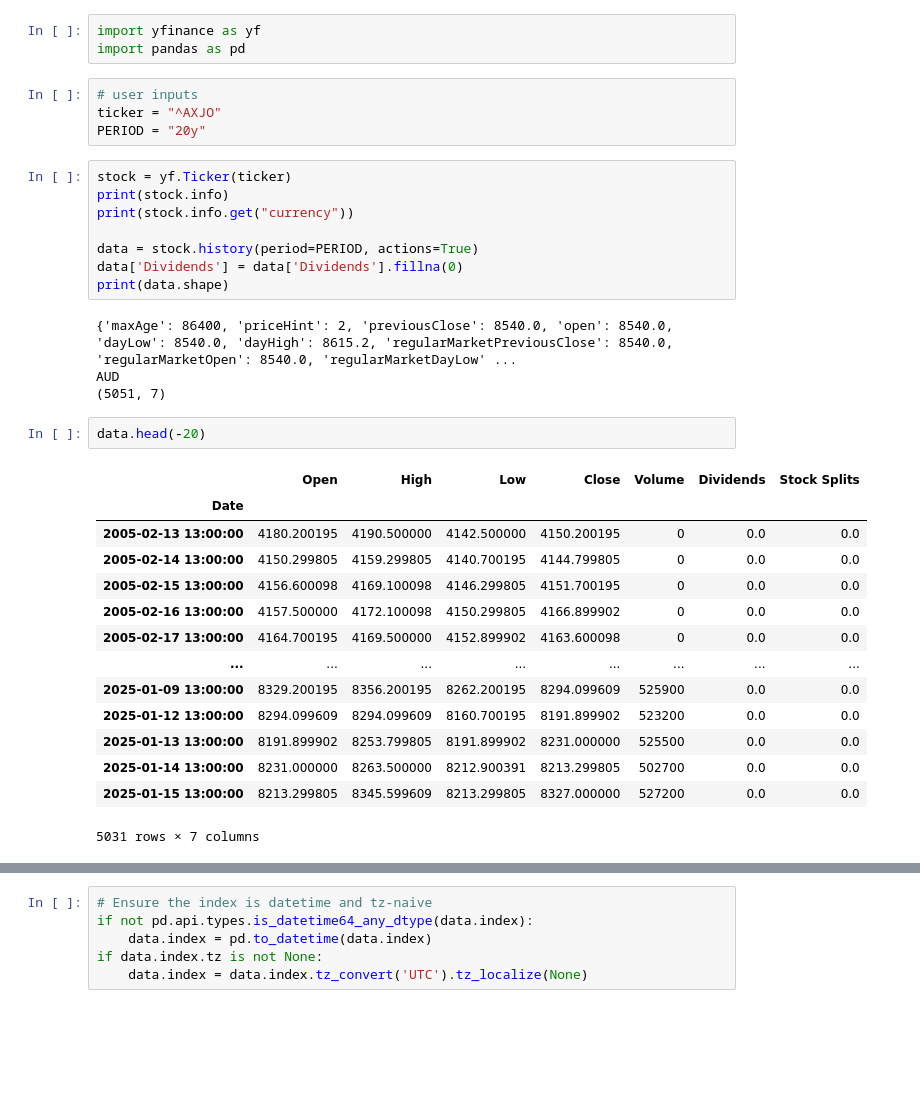
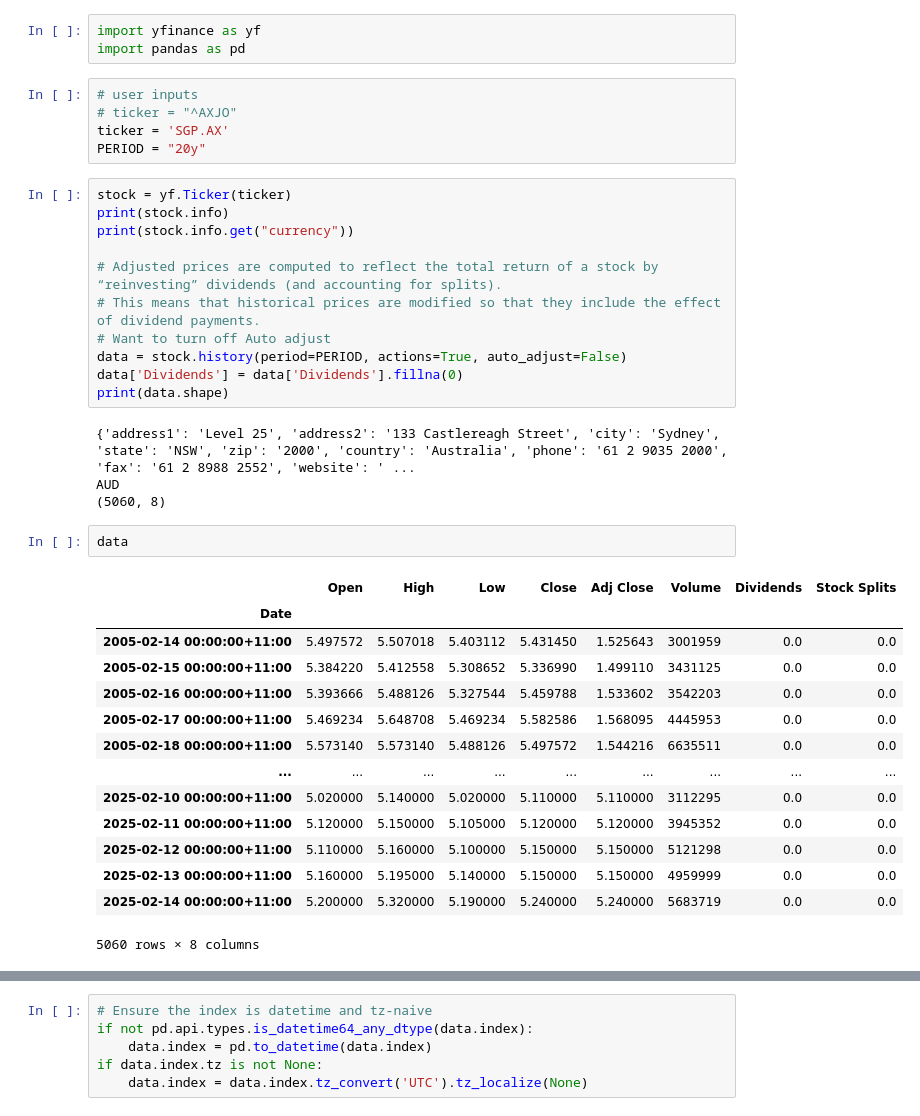
Before and after one commit to danielglassenbury/stonk_strats, a Jupyter notebook: notebooks/test_api_calls.ipynb, the cells around one changed output, grey strips where cells are left out. Cells and saved outputs as stored; diff of their text form; blank space fills up the shorter version.

```diff
--- a/notebooks/test_api_calls.ipynb
+++ b/notebooks/test_api_calls.ipynb
@@ -5,34 +5,38 @@ import yfinance as yf
 import pandas as pd
 # %%
 # user inputs
-ticker = "^AXJO"
+# ticker = "^AXJO"
+ticker = 'SGP.AX'
 PERIOD = "20y"
 # %%
 stock = yf.Ticker(ticker)
 print(stock.info)
 print(stock.info.get("currency"))
 
-data = stock.history(period=PERIOD, actions=True)
+# Adjusted prices are computed to reflect the total return of a stock by “reinvesting” dividends (and accounting for splits).
+# This means that historical prices are modified so that they include the effect of dividend payments.
+# Want to turn off Auto adjust
+data = stock.history(period=PERIOD, actions=True, auto_adjust=False)
 data['Dividends'] = data['Dividends'].fillna(0)
 print(data.shape)
 # %% [output]
-{'maxAge': 86400, 'priceHint': 2, 'previousClose': 8540.0, 'open': 8540.0, 'dayLow': 8540.0, 'dayHigh': 8615.2, 'regularMarketPreviousClose': 8540.0, 'regularMarketOpen': 8540.0, 'regularMarketDayLow' ...
+{'address1': 'Level 25', 'address2': '133 Castlereagh Street', 'city': 'Sydney', 'state': 'NSW', 'zip': '2000', 'country': 'Australia', 'phone': '61 2 9035 2000', 'fax': '61 2 8988 2552', 'website': ' ...
 AUD
-(5051, 7)
+(5060, 8)
 # %%
-data.head(-20)
+data
 # %% [output]
-|  | Open | High | Low | Close | Volume | Dividends | Stock Splits |
-| Date |  |  |  |  |  |  |  |
-| 2005-02-13 13:00:00 | 4180.200195 | 4190.500000 | 4142.500000 | 4150.200195 | 0 | 0.0 | 0.0 |
-| 2005-02-14 13:00:00 | 4150.299805 | 4159.299805 | 4140.700195 | 4144.799805 | 0 | 0.0 | 0.0 |
-| 2005-02-15 13:00:00 | 4156.600098 | 4169.100098 | 4146.299805 | 4151.700195 | 0 | 0.0 | 0.0 |
-| 2005-02-16 13:00:00 | 4157.500000 | 4172.100098 | 4150.299805 | 4166.899902 | 0 | 0.0 | 0.0 |
-| 2005-02-17 13:00:00 | 4164.700195 | 4169.500000 | 4152.899902 | 4163.600098 | 0 | 0.0 | 0.0 |
-| ... | ... | ... | ... | ... | ... | ... | ... |
-| 2025-01-09 13:00:00 | 8329.200195 | 8356.200195 | 8262.200195 | 8294.099609 | 525900 | 0.0 | 0.0 |
-| 2025-01-12 13:00:00 | 8294.099609 | 8294.099609 | 8160.700195 | 8191.899902 | 523200 | 0.0 | 0.0 |
-| 2025-01-13 13:00:00 | 8191.899902 | 8253.799805 | 8191.899902 | 8231.000000 | 525500 | 0.0 | 0.0 |
-| 2025-01-14 13:00:00 | 8231.000000 | 8263.500000 | 8212.900391 | 8213.299805 | 502700 | 0.0 | 0.0 |
-| 2025-01-15 13:00:00 | 8213.299805 | 8345.599609 | 8213.299805 | 8327.000000 | 527200 | 0.0 | 0.0 |
+|  | Open | High | Low | Close | Adj Close | Volume | Dividends | Stock Splits |
+| Date |  |  |  |  |  |  |  |  |
+| 2005-02-14 00:00:00+11:00 | 5.497572 | 5.507018 | 5.403112 | 5.431450 | 1.525643 | 3001959 | 0.0 | 0.0 |
+| 2005-02-15 00:00:00+11:00 | 5.384220 | 5.412558 | 5.308652 | 5.336990 | 1.499110 | 3431125 | 0.0 | 0.0 |
+| 2005-02-16 00:00:00+11:00 | 5.393666 | 5.488126 | 5.327544 | 5.459788 | 1.533602 | 3542203 | 0.0 | 0.0 |
+| 2005-02-17 00:00:00+11:00 | 5.469234 | 5.648708 | 5.469234 | 5.582586 | 1.568095 | 4445953 | 0.0 | 0.0 |
+| 2005-02-18 00:00:00+11:00 | 5.573140 | 5.573140 | 5.488126 | 5.497572 | 1.544216 | 6635511 | 0.0 | 0.0 |
+| ... | ... | ... | ... | ... | ... | ... | ... | ... |
+| 2025-02-10 00:00:00+11:00 | 5.020000 | 5.140000 | 5.020000 | 5.110000 | 5.110000 | 3112295 | 0.0 | 0.0 |
+| 2025-02-11 00:00:00+11:00 | 5.120000 | 5.150000 | 5.105000 | 5.120000 | 5.120000 | 3945352 | 0.0 | 0.0 |
+| 2025-02-12 00:00:00+11:00 | 5.110000 | 5.160000 | 5.100000 | 5.150000 | 5.150000 | 5121298 | 0.0 | 0.0 |
+| 2025-02-13 00:00:00+11:00 | 5.160000 | 5.195000 | 5.140000 | 5.150000 | 5.150000 | 4959999 | 0.0 | 0.0 |
+| 2025-02-14 00:00:00+11:00 | 5.200000 | 5.320000 | 5.190000 | 5.240000 | 5.240000 | 5683719 | 0.0 | 0.0 |
-5031 rows × 7 columns
+5060 rows × 8 columns
```
Also changed, not shown: parts of 1 cell of this notebook, 2 other files.
